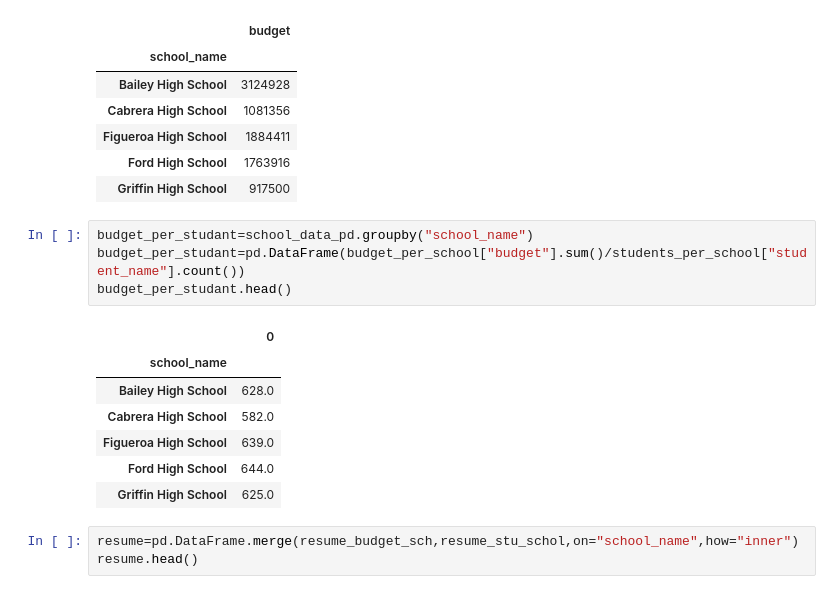
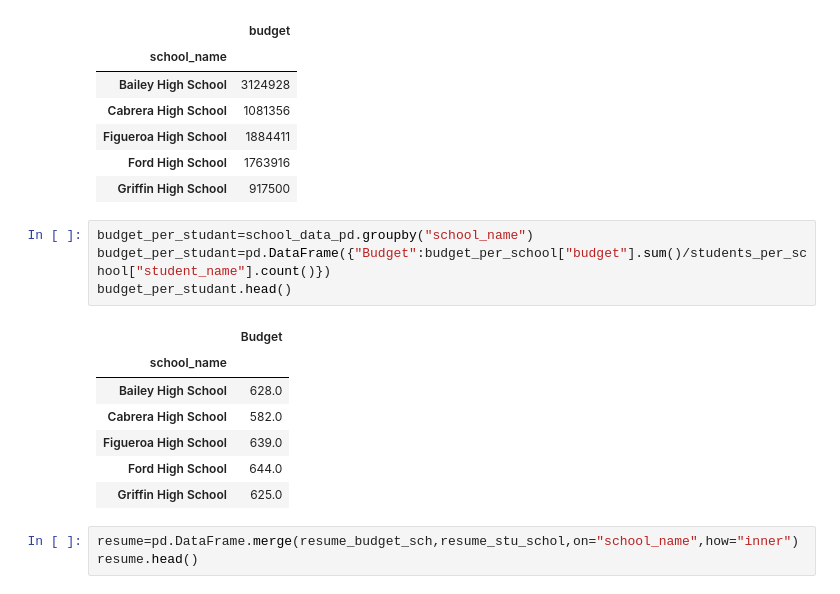
Before and after one commit to SebastianTagle/panda-challenge, a Jupyter notebook: PyCitySchools/PyCitySchoolsST.ipynb, the cells around one changed output. Cells and saved outputs as stored; diff of their text form.

```diff
--- a/PyCitySchools/PyCitySchoolsST.ipynb
+++ b/PyCitySchools/PyCitySchoolsST.ipynb
@@ -178,10 +178,10 @@ resume_budget_sch.head()
 | Griffin High School | 917500 |
 # %%
 budget_per_studant=school_data_pd.groupby("school_name")
-budget_per_studant=pd.DataFrame(budget_per_school["budget"].sum()/students_per_school["student_name"].count())
+budget_per_studant=pd.DataFrame({"Budget":budget_per_school["budget"].sum()/students_per_school["student_name"].count()})
 budget_per_studant.head()
 # %% [output]
-|  | 0 |
+|  | Budget |
 | school_name |  |
 | Bailey High School | 628.0 |
 | Cabrera High School | 582.0 |
```
Also changed, not shown: parts of 31 cells of this notebook.
